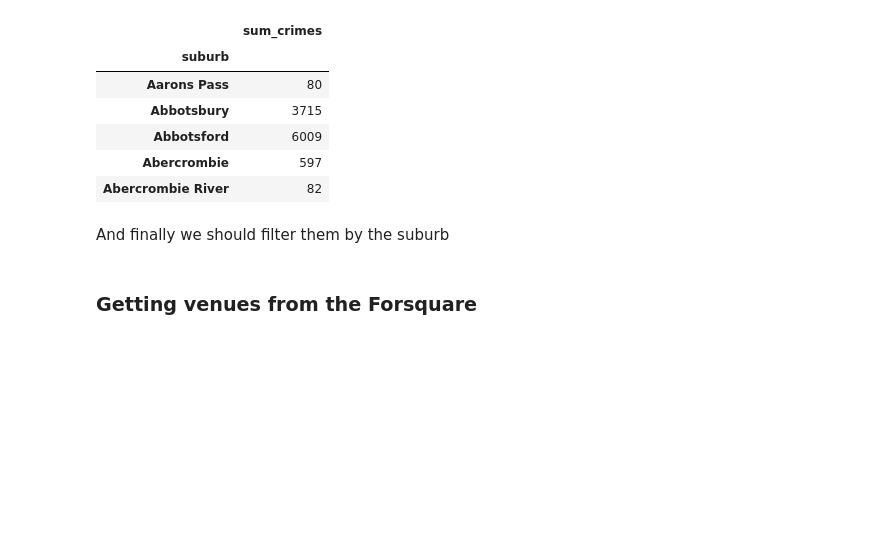
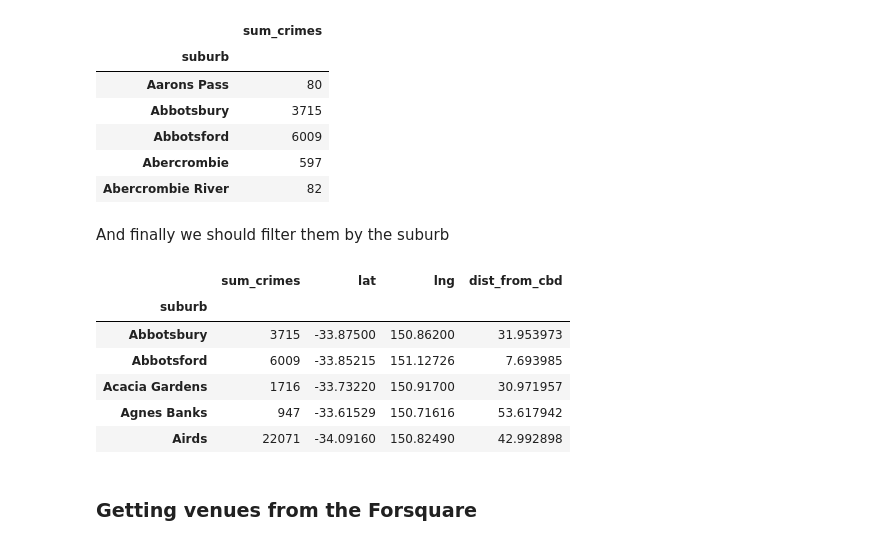
Before and after one commit to evanilukhin/Coursera_Capstone, a Jupyter notebook: Scaling offline business or where to place a new shop.ipynb, the cells around one changed output. Cells and saved outputs as stored; diff of their text form; code cells hidden in the pictures; blank space fills up the shorter version.

```diff
--- a/Scaling offline business or where to place a new shop.ipynb
+++ b/Scaling offline business or where to place a new shop.ipynb
@@ -291,6 +294,15 @@ crime_df_sum.head()
 And finally we should filter them by the suburb
 # %%
 suburbs_crimes_df = crime_df_sum.merge(suburbs_df, on='suburb')
+suburbs_crimes_df.head()
+# %% [output]
+|  | sum_crimes | lat | lng | dist_from_cbd |
+| suburb |  |  |  |  |
+| Abbotsbury | 3715 | -33.87500 | 150.86200 | 31.953973 |
+| Abbotsford | 6009 | -33.85215 | 151.12726 | 7.693985 |
+| Acacia Gardens | 1716 | -33.73220 | 150.91700 | 30.971957 |
+| Agnes Banks | 947 | -33.61529 | 150.71616 | 53.617942 |
+| Airds | 22071 | -34.09160 | 150.82490 | 42.992898 |
 # %% [markdown]
 ### Getting venues from the Forsquare
 # %%
```
Also changed, not shown: parts of 4 cells of this notebook, 2 other files.
